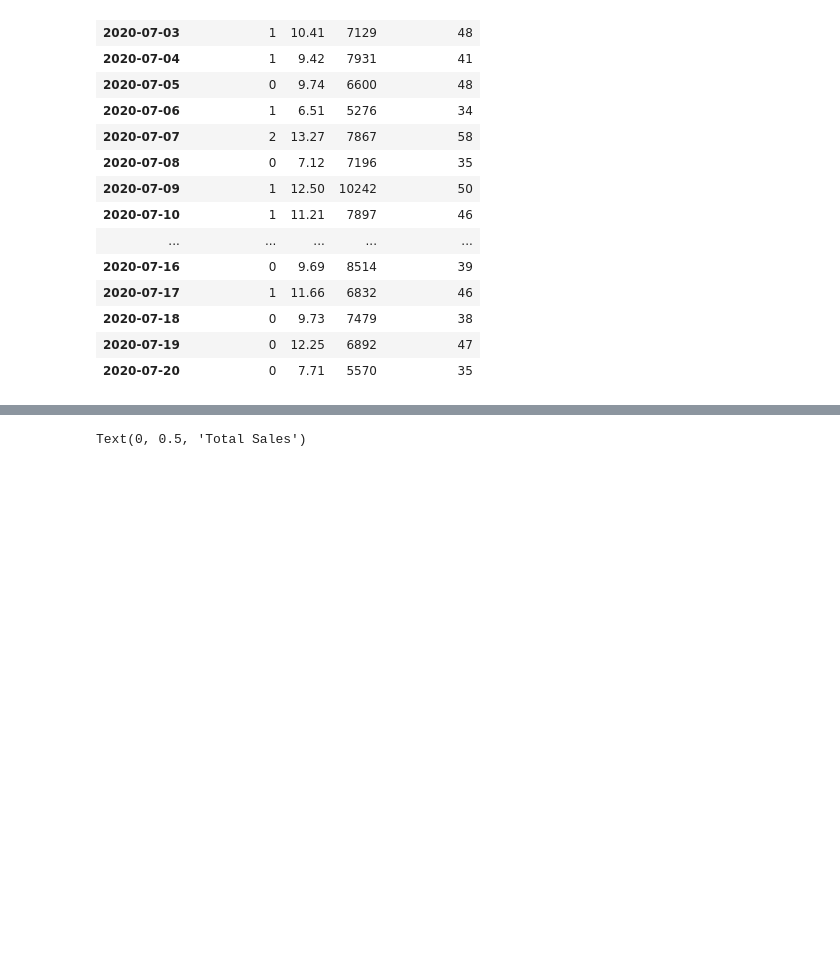
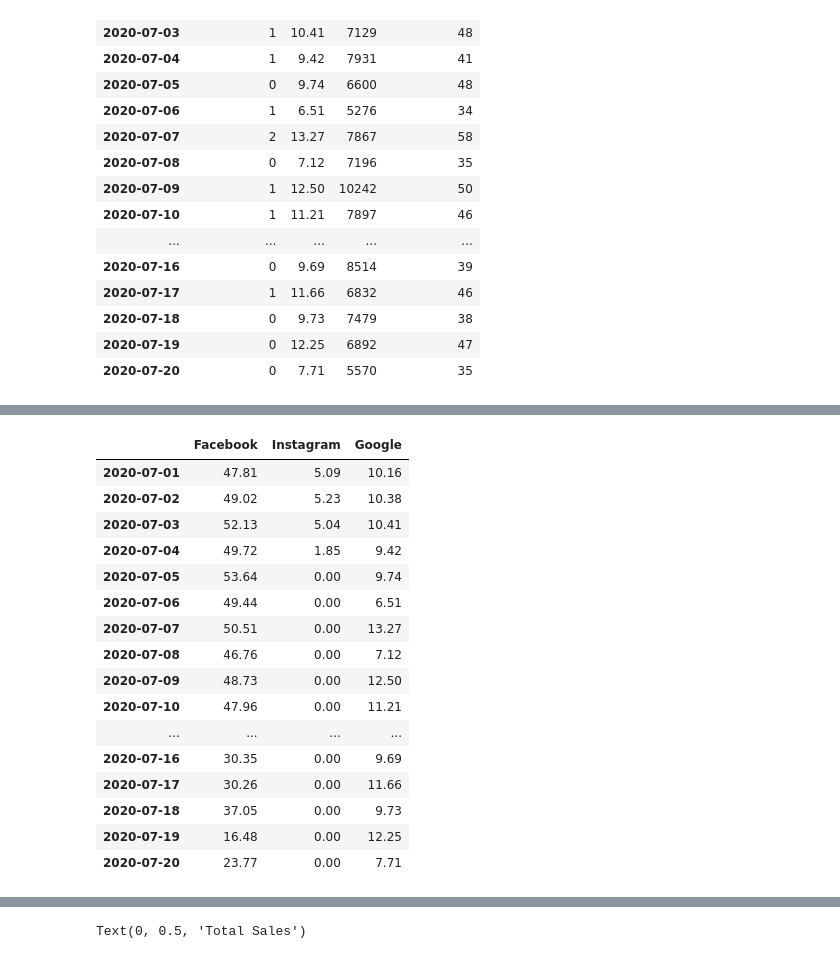
Before and after one commit to JoannaKang/kakao-commerce-data-analysis, a Jupyter notebook: Paid Raw Data.ipynb, the cells around one changed output, grey strips where cells are left out. Saved outputs shown, nothing was run; the diff lists cells and outputs as text; code cells hidden in the pictures; blank space fills up the shorter version.

```diff
--- a/Paid Raw Data.ipynb
+++ b/Paid Raw Data.ipynb
@@ -338,0 +361,23 @@ with pd.ExcelWriter(xlxs_dir) as writer:
+# %%
+total_daily_cost = pd.concat([facebook_daily['Amount spent (GBP)'], instagram_daily['Amount spent (GBP)'], google_daily['Cost']], axis=1)
+total_daily_cost.columns.values[:] = 'Facebook', 'Instagram', 'Google'
+total_daily_cost = total_daily_cost.fillna(0)
+total_daily_cost
+# %% [output]
+|  | Facebook | Instagram | Google |
+| 2020-07-01 | 47.81 | 5.09 | 10.16 |
+| 2020-07-02 | 49.02 | 5.23 | 10.38 |
+| 2020-07-03 | 52.13 | 5.04 | 10.41 |
+| 2020-07-04 | 49.72 | 1.85 | 9.42 |
+| 2020-07-05 | 53.64 | 0.00 | 9.74 |
+| 2020-07-06 | 49.44 | 0.00 | 6.51 |
+| 2020-07-07 | 50.51 | 0.00 | 13.27 |
+| 2020-07-08 | 46.76 | 0.00 | 7.12 |
+| 2020-07-09 | 48.73 | 0.00 | 12.50 |
+| 2020-07-10 | 47.96 | 0.00 | 11.21 |
+| ... | ... | ... | ... |
+| 2020-07-16 | 30.35 | 0.00 | 9.69 |
+| 2020-07-17 | 30.26 | 0.00 | 11.66 |
+| 2020-07-18 | 37.05 | 0.00 | 9.73 |
+| 2020-07-19 | 16.48 | 0.00 | 12.25 |
+| 2020-07-20 | 23.77 | 0.00 | 7.71 |
```
Also changed, not shown: parts of 10 cells of this notebook.
